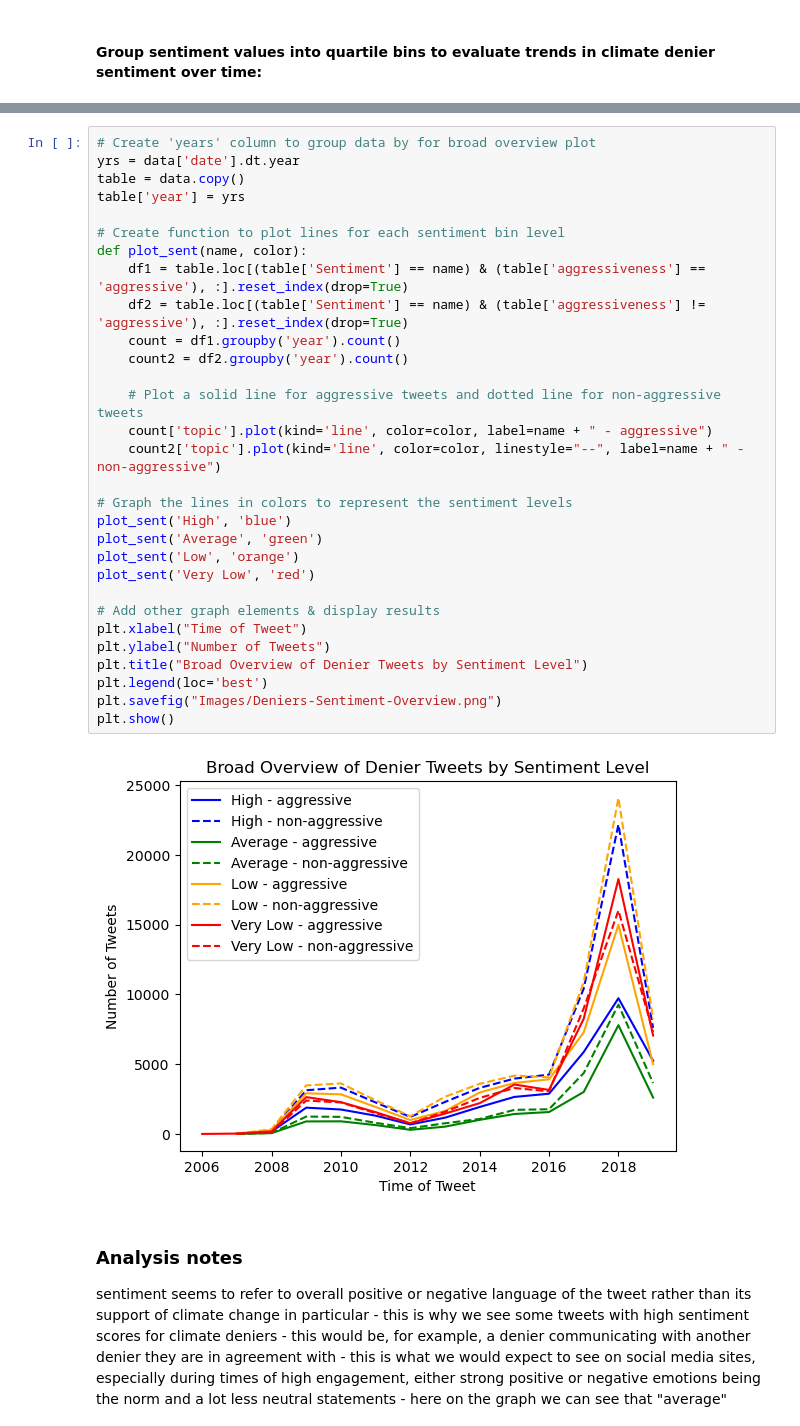
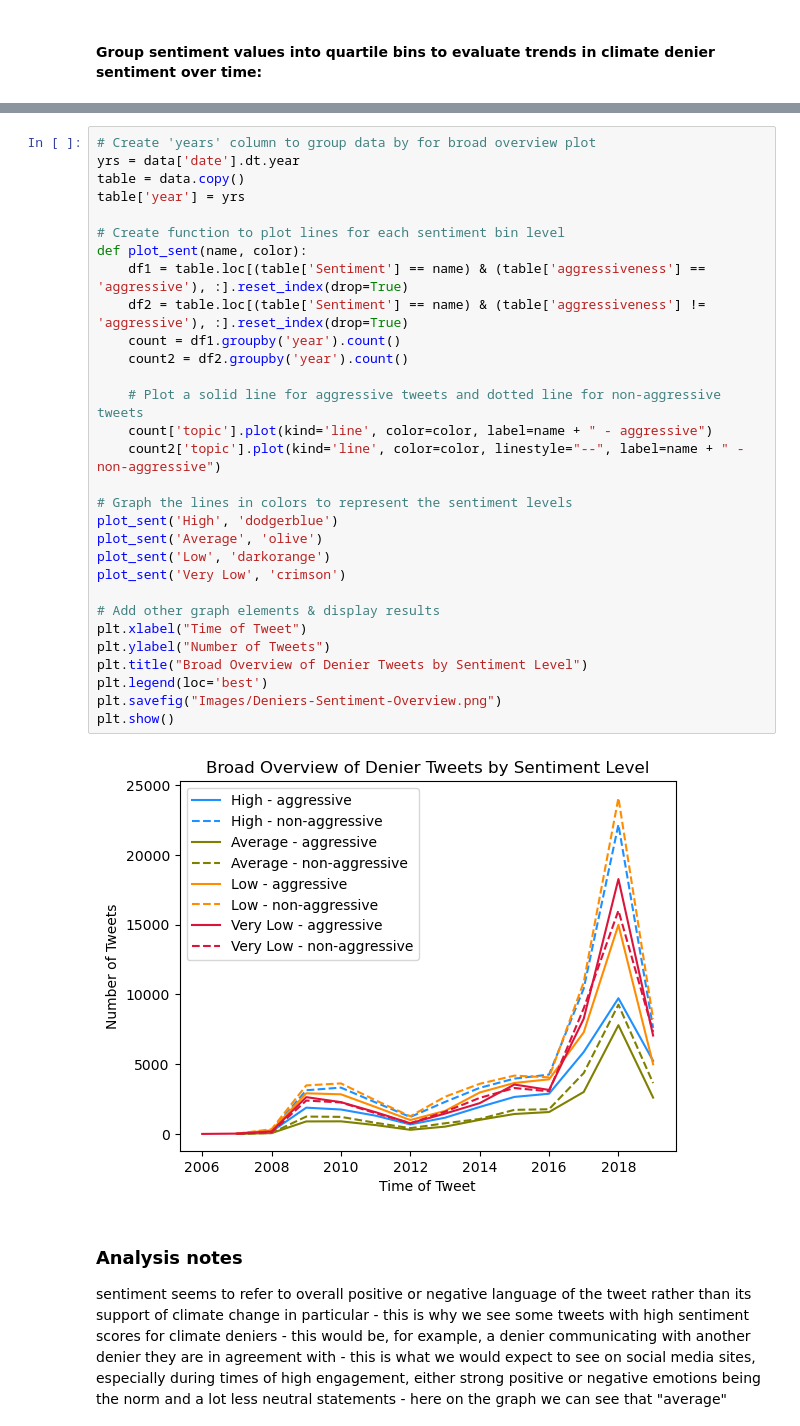
Before and after one commit to andcetera/Twitter-climate-change-sentiment, a Jupyter notebook: Tracking_Deniers_Over_Time.ipynb, the cells around one changed output, grey strips where cells are left out. Cells and saved outputs as stored; diff of their text form.

```diff
--- a/Tracking_Deniers_Over_Time.ipynb
+++ b/Tracking_Deniers_Over_Time.ipynb
@@ -149,35 +151,35 @@ Name: sentiment, dtype: float64
 # %%
 # Create 'years' column to group data by for broad overview plot
 yrs = data['date'].dt.year
 table = data.copy()
 table['year'] = yrs
 
 # Create function to plot lines for each sentiment bin level
 def plot_sent(name, color):
     df1 = table.loc[(table['Sentiment'] == name) & (table['aggressiveness'] == 'aggressive'), :].reset_index(drop=True)
     df2 = table.loc[(table['Sentiment'] == name) & (table['aggressiveness'] != 'aggressive'), :].reset_index(drop=True)
     count = df1.groupby('year').count()
     count2 = df2.groupby('year').count()
 
     # Plot a solid line for aggressive tweets and dotted line for non-aggressive tweets
     count['topic'].plot(kind='line', color=color, label=name + " - aggressive")
     count2['topic'].plot(kind='line', color=color, linestyle="--", label=name + " - non-aggressive")
 
 # Graph the lines in colors to represent the sentiment levels
-plot_sent('High', 'blue')
-plot_sent('Average', 'green')
-plot_sent('Low', 'orange')
-plot_sent('Very Low', 'red')
+plot_sent('High', 'dodgerblue')
+plot_sent('Average', 'olive')
+plot_sent('Low', 'darkorange')
+plot_sent('Very Low', 'crimson')
 
 # Add other graph elements & display results
 plt.xlabel("Time of Tweet")
 plt.ylabel("Number of Tweets")
 plt.title("Broad Overview of Denier Tweets by Sentiment Level")
 plt.legend(loc='best')
 plt.savefig("Images/Deniers-Sentiment-Overview.png")
 plt.show()
 # %% [output]
-[figure, old version]
+[figure, new version]
 # %% [markdown]
 ### Analysis notes
 sentiment seems to refer to overall positive or negative language of the tweet rather than its support of climate change in particular - this is why we see some tweets with high sentiment scores for climate deniers - this would be, for example, a denier communicating with another denier they are in agreement with - this is what we would expect to see on social media sites, especially during times of high engagement, either strong positive or negative emotions being the norm and a lot less neutral statements - here on the graph we can see that "average" sentiment is consistently lowest across the whole timeframe
```
Also changed, not shown: parts of 14 cells of this notebook, 2 other files.
